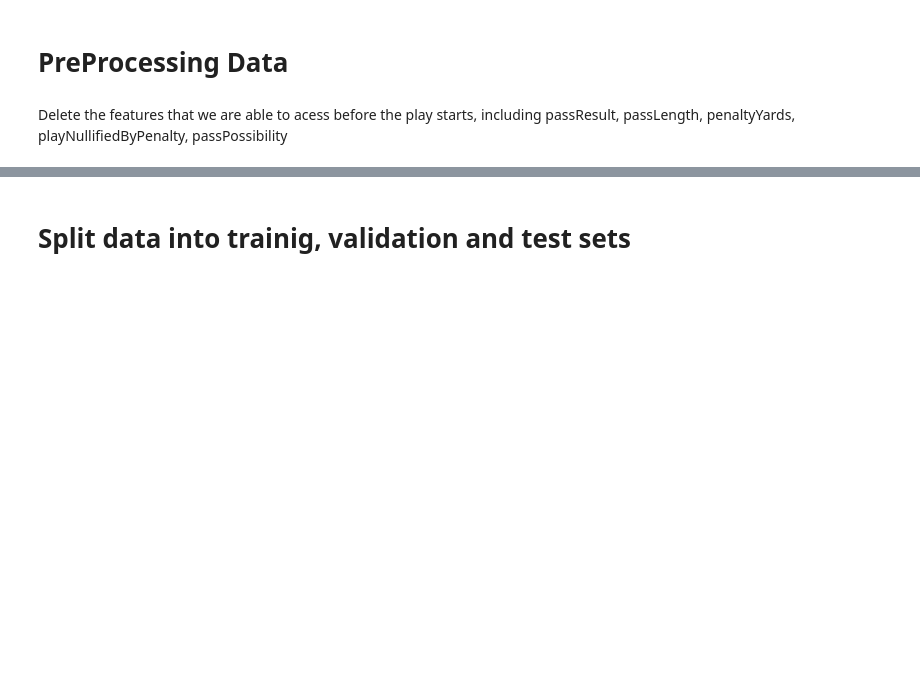
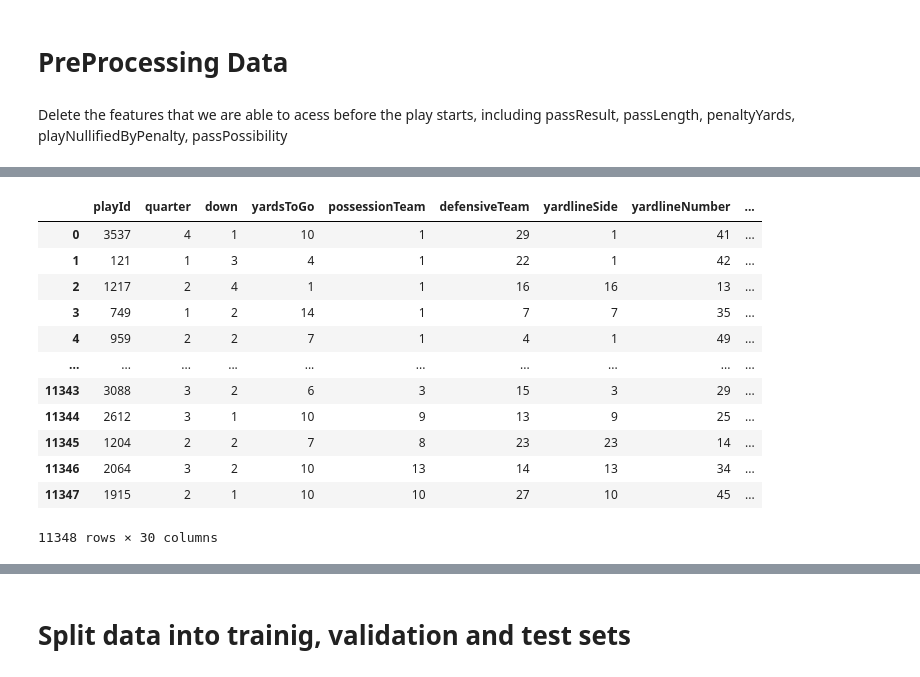
Before and after one commit to davidhong013/csci567_final_project, a Jupyter notebook: 567_Project_NN.ipynb, the cells around one changed output, grey strips where cells are left out. Saved outputs shown, nothing was run; the diff lists cells and outputs as text; code cells hidden in the pictures; blank space fills up the shorter version.

```diff
--- a/567_Project_NN.ipynb
+++ b/567_Project_NN.ipynb
@@ -61 +85,30 @@ df['height_x'] = df['height_x'].apply(height_to_cm)
+# %%
+
+
+# df = pd.get_dummies(df, columns=['possessionTeam', 'defensiveTeam', 'yardlineSide', 'offenseFormation', 'Position', 'playDirection'])
+def clock_to_minutes(time_str):
+    hours, minutes = map(int, time_str.split(':'))
+    return hours * 60 + minutes
+def height_to_cm(height):
+    feet, inches = height.split('-')
+    return int(feet) * 30.48 + int(inches) * 2.54
+# Apply this function to each entry in the 'gameClock' column
+df['gameClock'] = df['gameClock'].apply(clock_to_minutes)
+df['height_x'] = df['height_x'].apply(height_to_cm)
+
+df
+# %% [output]
+|  | playId | quarter | down | yardsToGo | possessionTeam | defensiveTeam | yardlineSide | yardlineNumber | ... |
+| 0 | 3537 | 4 | 1 | 10 | 1 | 29 | 1 | 41 | ... |
+| 1 | 121 | 1 | 3 | 4 | 1 | 22 | 1 | 42 | ... |
+| 2 | 1217 | 2 | 4 | 1 | 1 | 16 | 16 | 13 | ... |
+| 3 | 749 | 1 | 2 | 14 | 1 | 7 | 7 | 35 | ... |
+| 4 | 959 | 2 | 2 | 7 | 1 | 4 | 1 | 49 | ... |
+| ... | ... | ... | ... | ... | ... | ... | ... | ... | ... |
+| 11343 | 3088 | 3 | 2 | 6 | 3 | 15 | 3 | 29 | ... |
+| 11344 | 2612 | 3 | 1 | 10 | 9 | 13 | 9 | 25 | ... |
+| 11345 | 1204 | 2 | 2 | 7 | 8 | 23 | 23 | 14 | ... |
+| 11346 | 2064 | 3 | 2 | 10 | 13 | 14 | 13 | 34 | ... |
+| 11347 | 1915 | 2 | 1 | 10 | 10 | 27 | 10 | 45 | ... |
+11348 rows × 30 columns
 # %%
```
Also changed, not shown: parts of 9 cells of this notebook, 1 other file.
